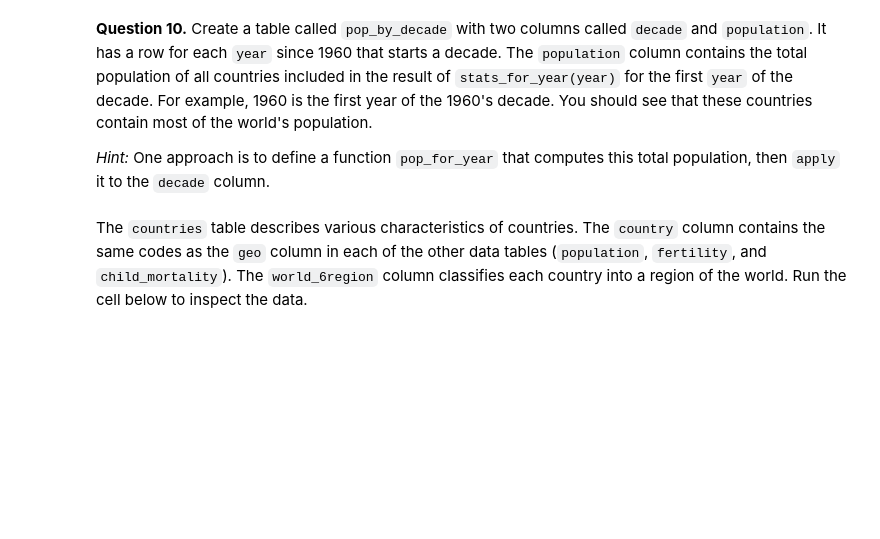
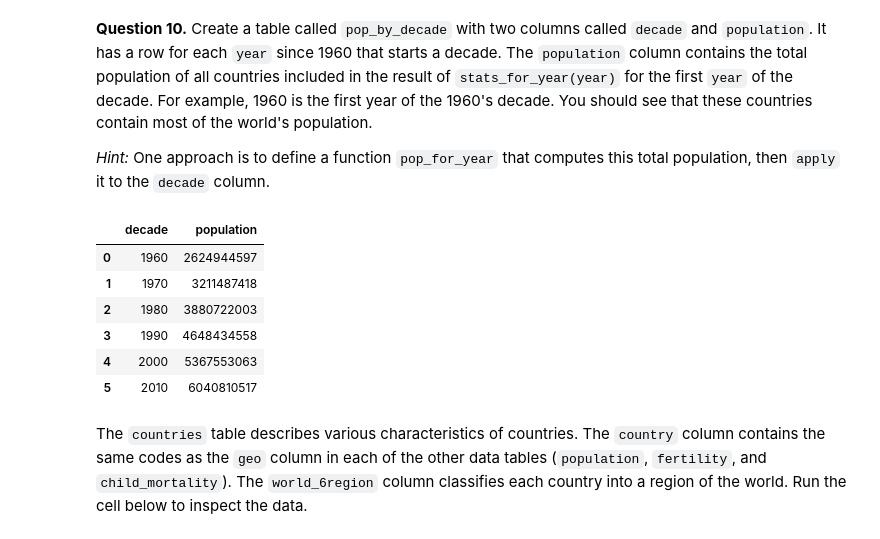
Before and after one commit to JoeFry15/ox-assignment-2, a Jupyter notebook: Second-Assignment.ipynb, the cells around one changed output. Saved outputs shown, nothing was run; the diff lists cells and outputs as text; code cells hidden in the pictures; blank space fills up the shorter version.

```diff
--- a/Second-Assignment.ipynb
+++ b/Second-Assignment.ipynb
@@ -362,13 +362,26 @@ stats_for_year(2010)
 # %%
 decades = pd.DataFrame({
     'decade': np.arange(1960, 2011, 10)
     }
 )
 
 def pop_for_year(year):
-    ...
+    pop_sum = stats_for_year(year)['population_total'].sum()
+    return pop_sum
 
-pop_by_decade = ...
+pop_by_decade = decades
+
+pop_by_decade['population'] = pop_by_decade['decade'].apply(lambda x: pop_for_year(x))
+
+pop_by_decade
+# %% [output]
+|  | decade | population |
+| 0 | 1960 | 2624944597 |
+| 1 | 1970 | 3211487418 |
+| 2 | 1980 | 3880722003 |
+| 3 | 1990 | 4648434558 |
+| 4 | 2000 | 5367553063 |
+| 5 | 2010 | 6040810517 |
 # %% [markdown]
 The `countries` table describes various characteristics of countries. The `country` column contains the same codes as the `geo` column in each of the other data tables (`population`, `fertility`, and `child_mortality`). The `world_6region` column classifies each country into a region of the world. Run the cell below to inspect the data.
 # %%
```
Also changed, not shown: parts of 1 cell of this notebook.
